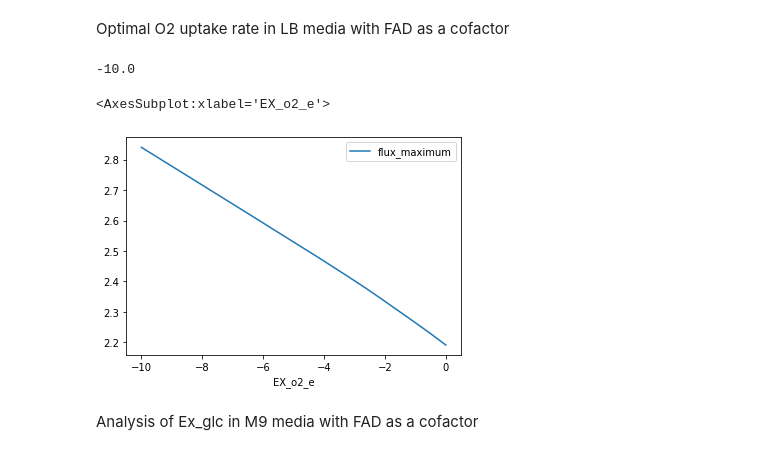
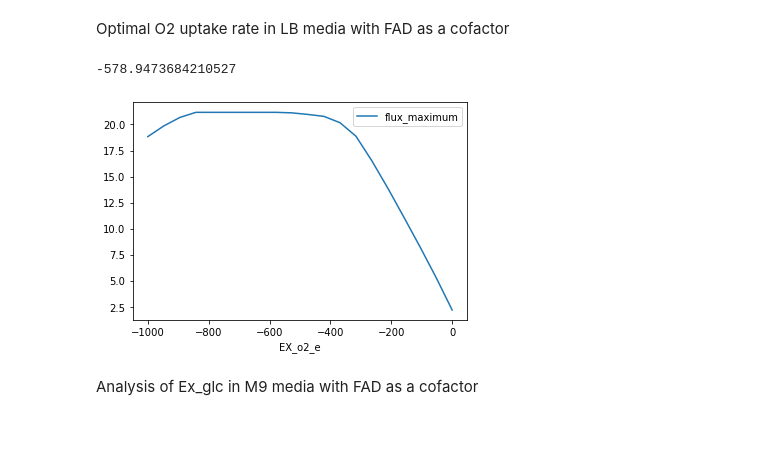
Before and after one commit to 27410/group-assignment-2021-group_1_vibrio_natriegens_2021, a Jupyter notebook: Phenotypic_phase_planes_plotting.ipynb, the cells around one changed output. Cells and saved outputs as stored; diff of their text form; code cells hidden in the pictures.

Commit message:
O2 flux bounds optimized with model

```diff
--- a/Phenotypic_phase_planes_plotting.ipynb
+++ b/Phenotypic_phase_planes_plotting.ipynb
@@ -43,18 +43,20 @@ ppp_succ_LB.plot(x='EX_glc__D_e', y='flux_maximum')
 # %% [markdown]
 Optimal O2 uptake rate in LB media with FAD as a cofactor
 # %%
-ppp_o2_LB = production_envelope(model_LB_vio_fad,
+with model_LB_vio_fad:
+    model_LB_vio_fad.reactions.EX_o2_e.bounds = -1000, 1000
+    ppp_o2_LB = production_envelope(model_LB_vio_fad,
                     reactions=[model_LB_vio_fad.reactions.EX_o2_e],
                     objective=model_LB_vio_fad.reactions.Growth)
+    print(ppp_o2_LB.EX_o2_e[ppp_o2_LB.flux_maximum.idxmax()])
+    ppp_o2_LB.plot(x='EX_o2_e', y='flux_maximum')
+# %% [output]
+-578.9473684210527
+[figure, added]
 # %%
-ppp_o2_LB.EX_o2_e[ppp_o2.flux_maximum.idxmax()]
+#ppp_o2_LB.EX_o2_e[ppp_o2_LB.flux_maximum.idxmax()]
-# %% [output]
--10.0
 # %%
-ppp_o2_LB.plot(x='EX_o2_e', y='flux_maximum')
+#ppp_o2_LB.plot(x='EX_o2_e', y='flux_maximum')
-# %% [output]
-<AxesSubplot:xlabel='EX_o2_e'>
-[figure, removed]
 # %% [markdown]
 Analysis of Ex_glc in M9 media with FAD as a cofactor
 # %%
```
Also changed, not shown: parts of 3 cells of this notebook, 1 other file.
